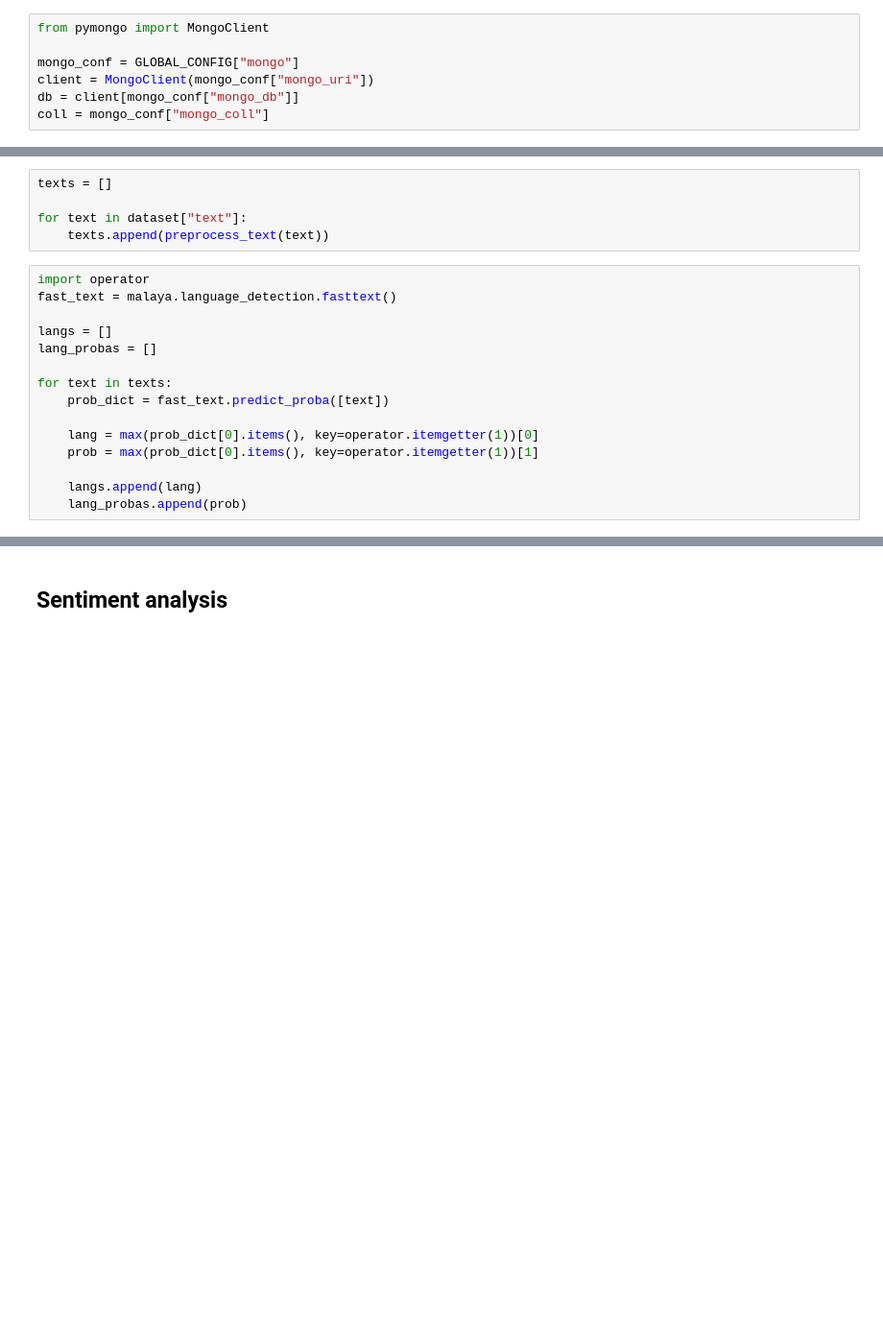
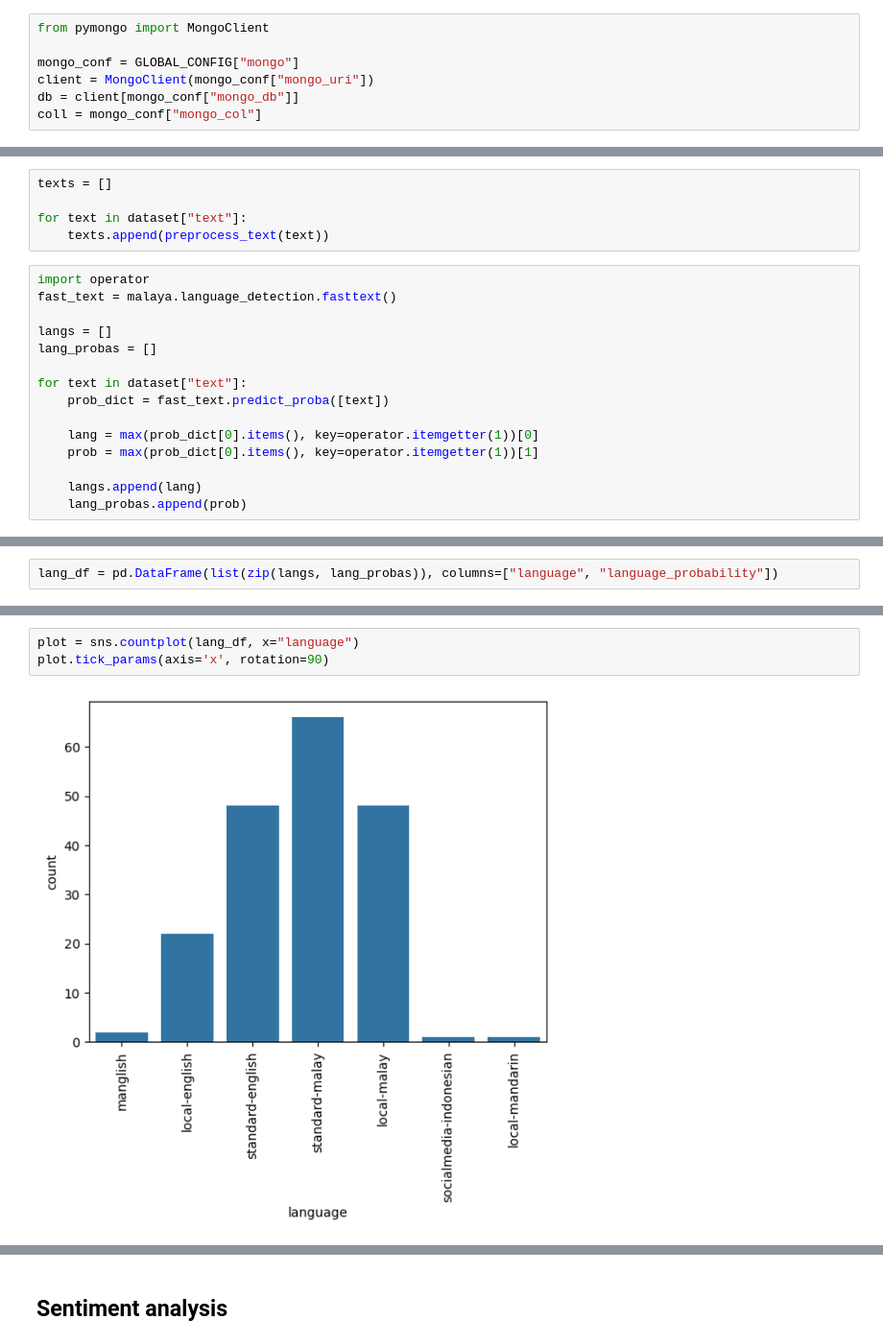
Before and after one commit to faizuddin/emosense, a Jupyter notebook: experiments.ipynb, the cells around one changed output, grey strips where cells are left out. Shown at 96% size. Cells and saved outputs as stored; diff of their text form; blank space fills up the shorter version.

```diff
--- a/experiments.ipynb
+++ b/experiments.ipynb
@@ -235,7 +237,7 @@ from pymongo import MongoClient
 mongo_conf = GLOBAL_CONFIG["mongo"]
 client = MongoClient(mongo_conf["mongo_uri"])
 db = client[mongo_conf["mongo_db"]]
-coll = mongo_conf["mongo_coll"]
+coll = mongo_conf["mongo_col"]
 # %%
 def create_profiles_collection(db, collection_name, validator=None):
     if collection_name not in db.list_collection_names():
@@ -310,7 +305,7 @@ fast_text = malaya.language_detection.fasttext()
 langs = []
 lang_probas = []
 
-for text in texts:
+for text in dataset["text"]:
     prob_dict = fast_text.predict_proba([text])
 
     lang = max(prob_dict[0].items(), key=operator.itemgetter(1))[0]
@@ -322,0 +318,2 @@ ModuleNotFoundError: fasttext not installed. Please install it by `pip install f
+# %%
+lang_df = pd.DataFrame(list(zip(langs, lang_probas)), columns=["language", "language_probability"])
@@ -322,0 +336,5 @@ ModuleNotFoundError: fasttext not installed. Please install it by `pip install f
+# %%
+plot = sns.countplot(lang_df, x="language")
+plot.tick_params(axis='x', rotation=90)
+# %% [output]
+[figure, added]
```
Also changed, not shown: parts of 32 cells of this notebook.
